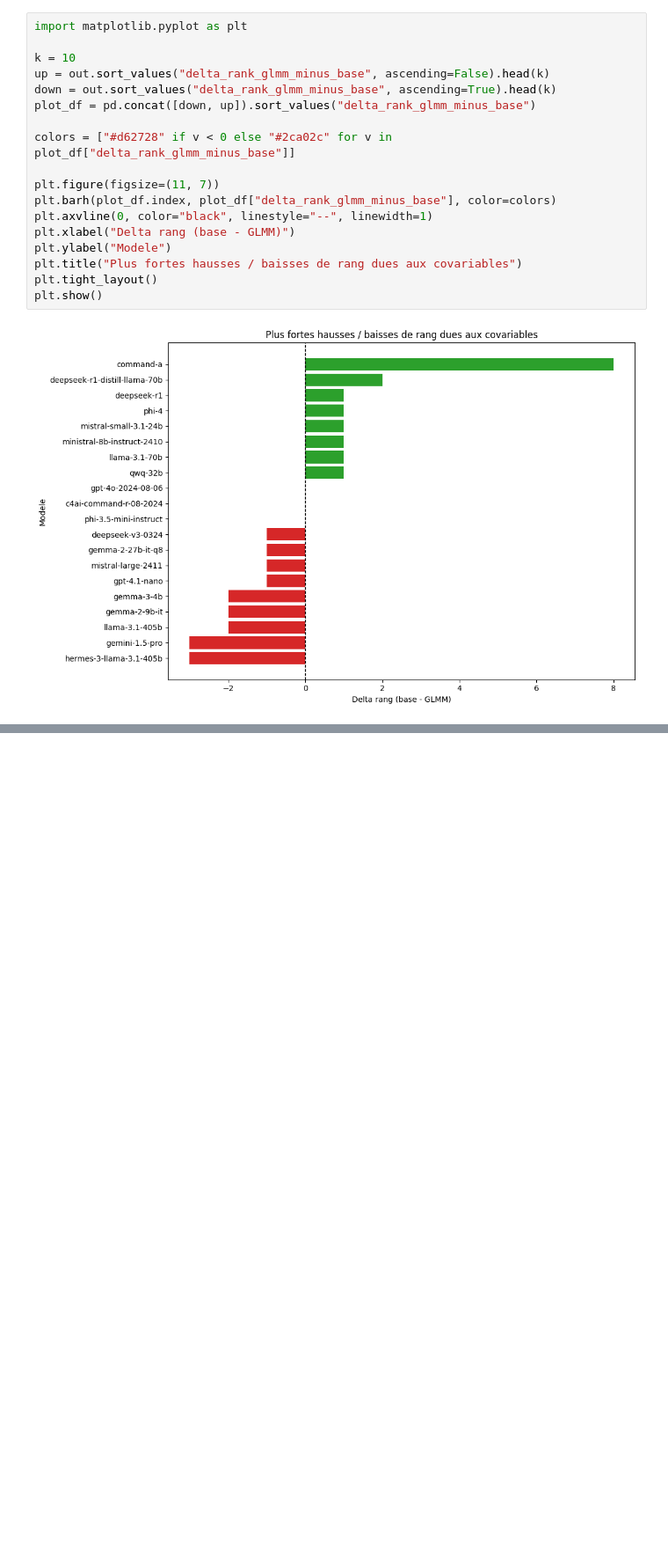
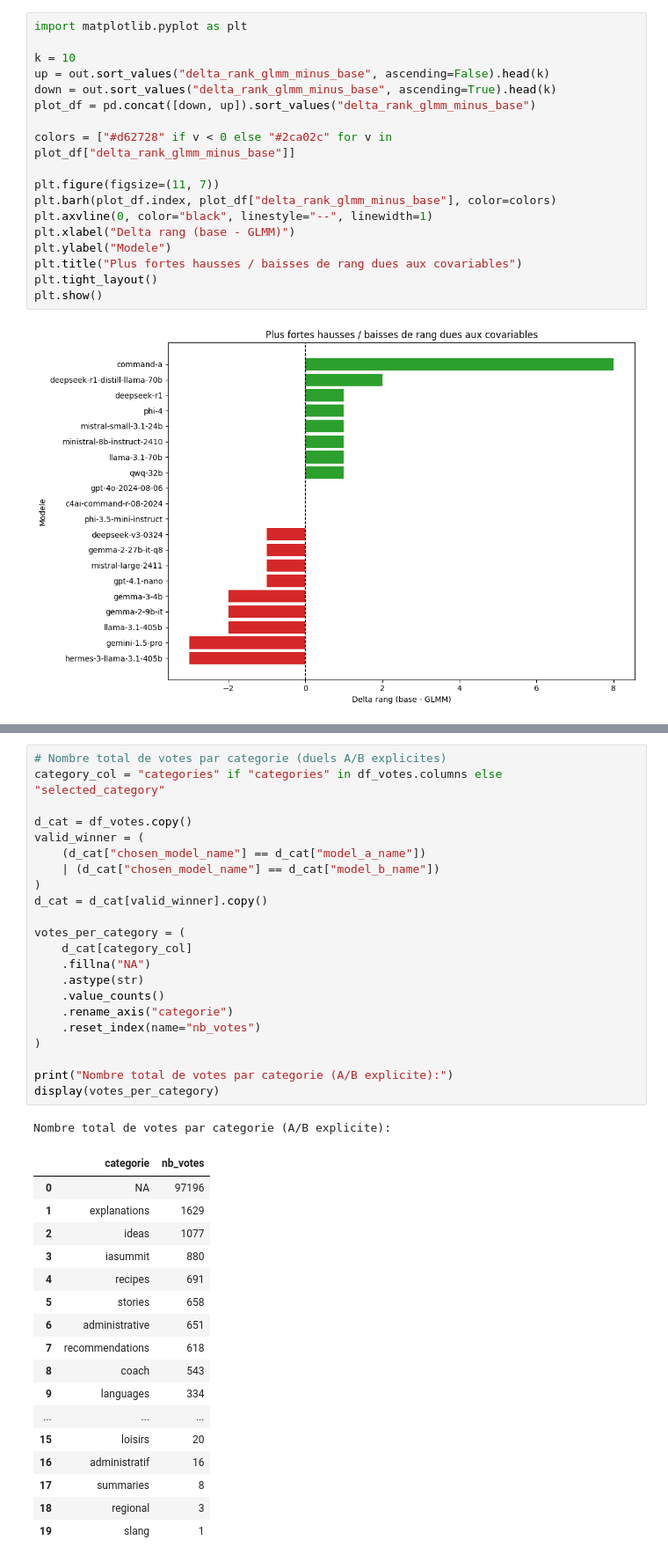
Before and after one commit to CorentinRaffray/LLM-creativity, a Jupyter notebook: bradley-terry.ipynb, the cells around one changed output, grey strips where cells are left out. Shown at 88% size. Drawn from its saved outputs; the diff is of its cells as text; blank space fills up the shorter version.

```diff
--- a/bradley-terry.ipynb
+++ b/bradley-terry.ipynb
@@ -801,0 +871,41 @@ plt.show()
+# %%
+# Nombre total de votes par categorie (duels A/B explicites)
+category_col = "categories" if "categories" in df_votes.columns else "selected_category"
+
+d_cat = df_votes.copy()
+valid_winner = (
+    (d_cat["chosen_model_name"] == d_cat["model_a_name"])
+    | (d_cat["chosen_model_name"] == d_cat["model_b_name"])
+)
+d_cat = d_cat[valid_winner].copy()
+
+votes_per_category = (
+    d_cat[category_col]
+    .fillna("NA")
+    .astype(str)
+    .value_counts()
+    .rename_axis("categorie")
+    .reset_index(name="nb_votes")
+)
+
+print("Nombre total de votes par categorie (A/B explicite):")
+display(votes_per_category)
+# %% [output]
+Nombre total de votes par categorie (A/B explicite):
+|  | categorie | nb_votes |
+| 0 | NA | 97196 |
+| 1 | explanations | 1629 |
+| 2 | ideas | 1077 |
+| 3 | iasummit | 880 |
+| 4 | recipes | 691 |
+| 5 | stories | 658 |
+| 6 | administrative | 651 |
+| 7 | recommendations | 618 |
+| 8 | coach | 543 |
+| 9 | languages | 334 |
+| ... | ... | ... |
+| 15 | loisirs | 20 |
+| 16 | administratif | 16 |
+| 17 | summaries | 8 |
+| 18 | regional | 3 |
+| 19 | slang | 1 |
```
Also changed, not shown: parts of 3 cells of this notebook.
